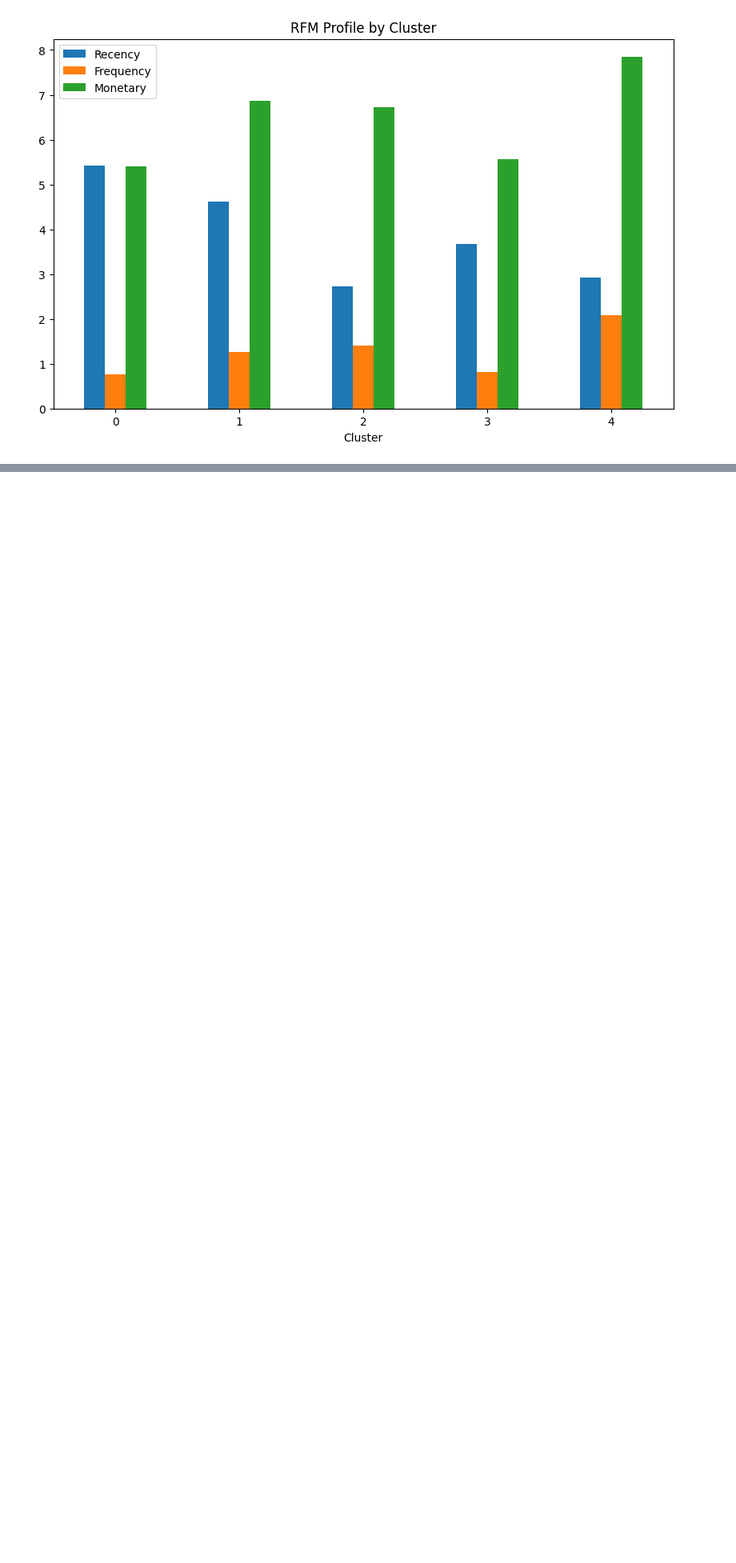
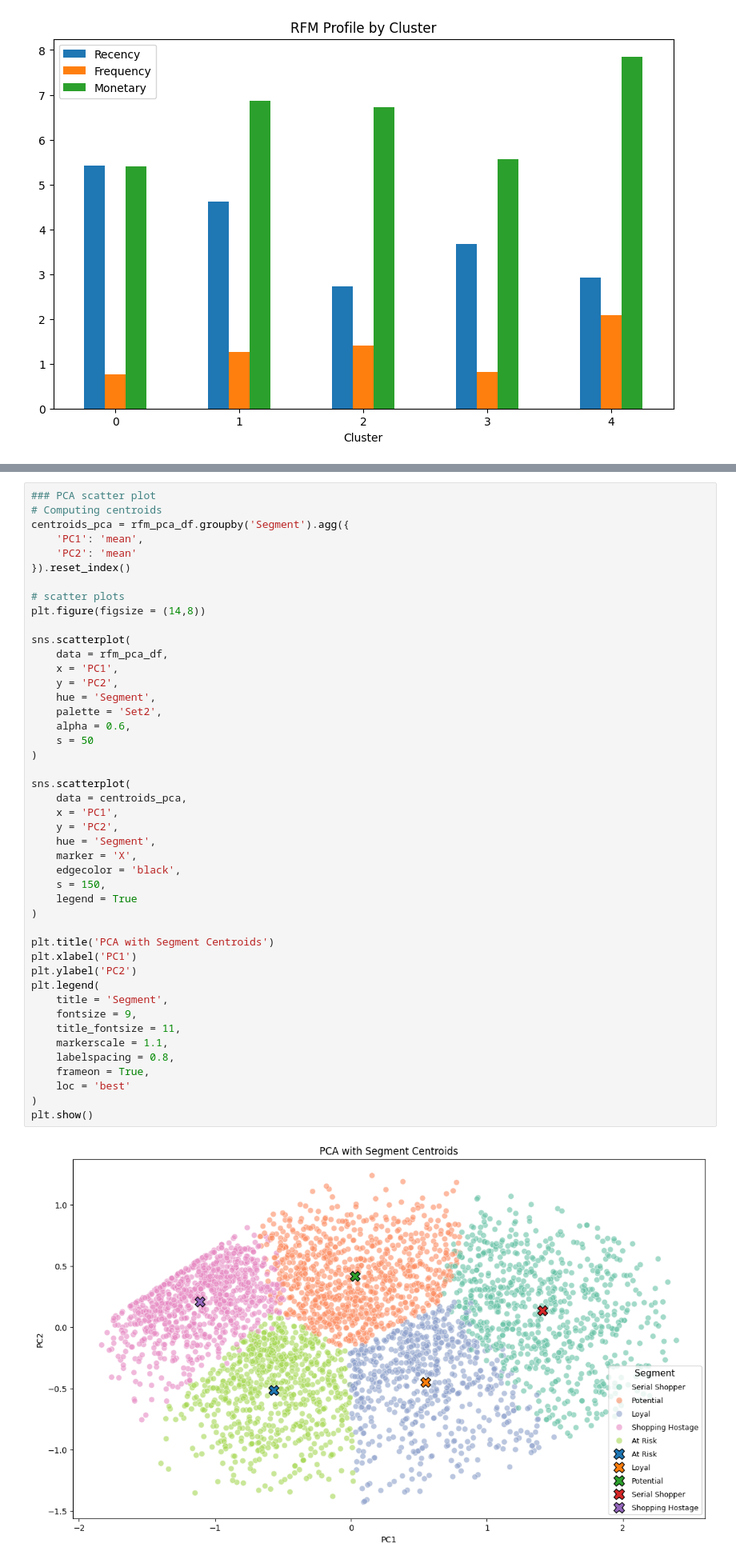
Before and after one commit to gorkemyencak/online-retail-clustering, a Jupyter notebook: main.ipynb, the cells around one changed output, grey strips where cells are left out. Shown at 80% size. Cells and saved outputs as stored; diff of their text form; blank space fills up the shorter version.

Commit message:
PCA visualization + baseline score

```diff
--- a/main.ipynb
+++ b/main.ipynb
@@ -531,0 +671,47 @@ plt.show()
+# %%
+### PCA scatter plot
+# Computing centroids
+centroids_pca = rfm_pca_df.groupby('Segment').agg({
+    'PC1': 'mean',
+    'PC2': 'mean'
+}).reset_index()
+
+# scatter plots
+plt.figure(figsize = (14,8))
+
+sns.scatterplot(
+    data = rfm_pca_df,
+    x = 'PC1',
+    y = 'PC2',
+    hue = 'Segment',
+    palette = 'Set2',
+    alpha = 0.6,
+    s = 50
+)
+
+sns.scatterplot(
+    data = centroids_pca,
+    x = 'PC1',
+    y = 'PC2',
+    hue = 'Segment',
+    marker = 'X',
+    edgecolor = 'black',
+    s = 150,
+    legend = True
+)
+
+plt.title('PCA with Segment Centroids')
+plt.xlabel('PC1')
+plt.ylabel('PC2')
+plt.legend(
+    title = 'Segment',
+    fontsize = 9,
+    title_fontsize = 11,
+    markerscale = 1.1,
+    labelspacing = 0.8,
+    frameon = True,
+    loc = 'best'
+)
+plt.show()
+# %% [output]
+[figure, added]
```
Also changed, not shown: parts of 8 cells of this notebook.
